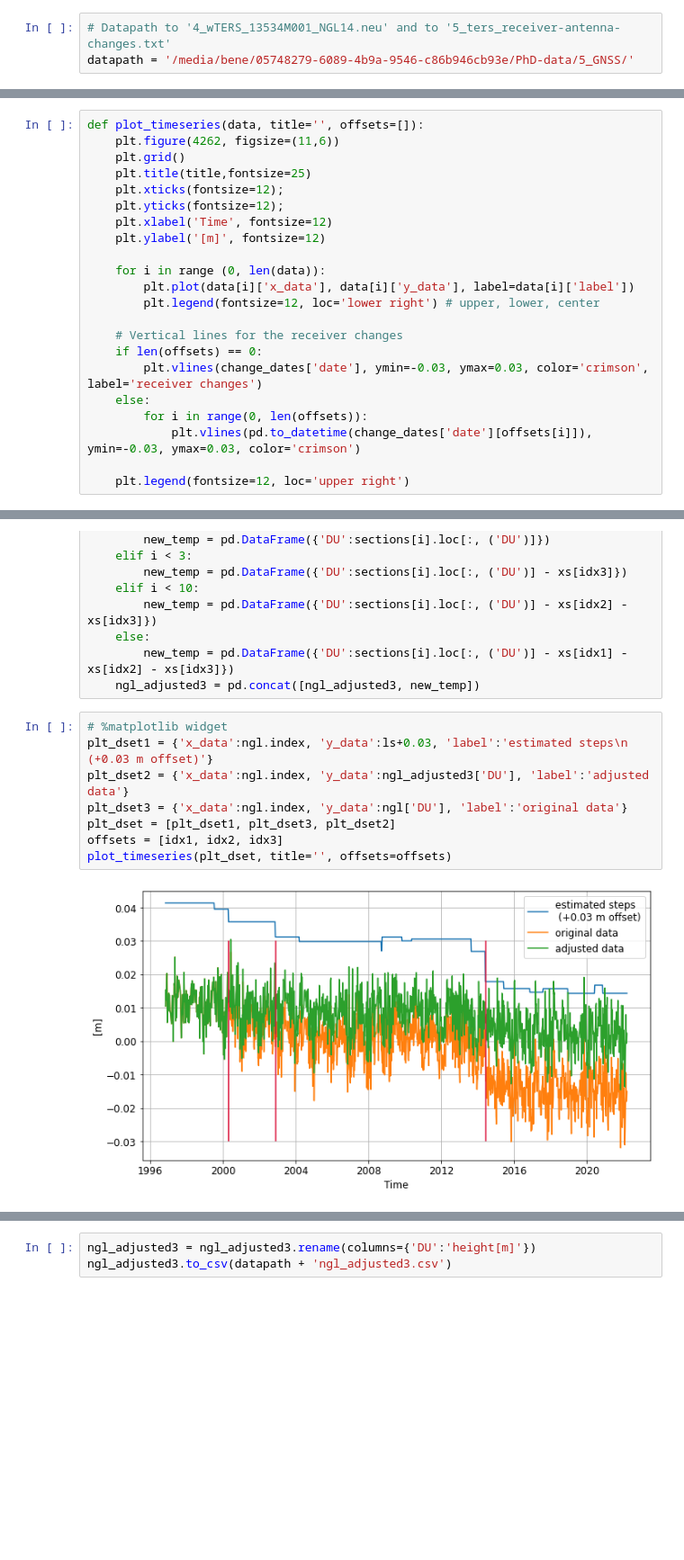
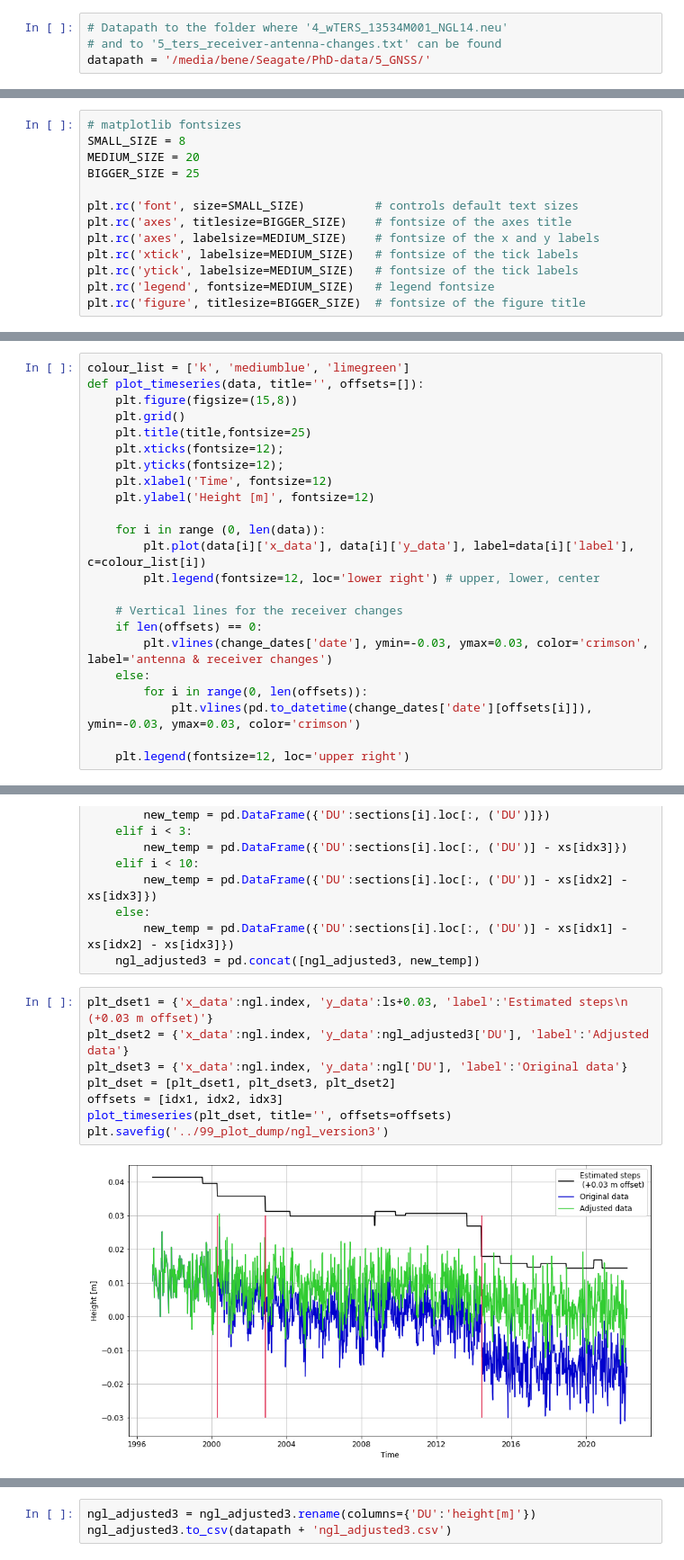
Before and after one commit to 3enedix/P1-data-combination-code, a Jupyter notebook: VLM_from_GNSS.ipynb, the cells around one changed output, grey strips where cells are left out. Shown: that part at 90% size. Drawn from its saved outputs; the diff is of its cells as text; blank space fills up the shorter version.

Commit message:
colours

```diff
--- a/VLM_from_GNSS.ipynb
+++ b/VLM_from_GNSS.ipynb
@@ -17,3 +7,4 @@ from coastal_data import statistics
 # %%
-# Datapath to '4_wTERS_13534M001_NGL14.neu' and to '5_ters_receiver-antenna-changes.txt'
-datapath = '/media/bene/05748279-6089-4b9a-9546-c86b946cb93e/PhD-data/5_GNSS/'
+# Datapath to the folder where '4_wTERS_13534M001_NGL14.neu'
+# and to '5_ters_receiver-antenna-changes.txt' can be found
+datapath = '/media/bene/Seagate/PhD-data/5_GNSS/'
@@ -20,22 +23,36 @@ datapath = '/media/bene/05748279-6089-4b9a-9546-c86b946cb93e/PhD-data/5_GNSS/'
+# %%
+# matplotlib fontsizes
+SMALL_SIZE = 8
+MEDIUM_SIZE = 20
+BIGGER_SIZE = 25
+
+plt.rc('font', size=SMALL_SIZE)          # controls default text sizes
+plt.rc('axes', titlesize=BIGGER_SIZE)    # fontsize of the axes title
+plt.rc('axes', labelsize=MEDIUM_SIZE)    # fontsize of the x and y labels
+plt.rc('xtick', labelsize=MEDIUM_SIZE)   # fontsize of the tick labels
+plt.rc('ytick', labelsize=MEDIUM_SIZE)   # fontsize of the tick labels
+plt.rc('legend', fontsize=MEDIUM_SIZE)   # legend fontsize
+plt.rc('figure', titlesize=BIGGER_SIZE)  # fontsize of the figure title
 # %% [markdown]
 ### Plot function
 # %%
+colour_list = ['k', 'mediumblue', 'limegreen']
 def plot_timeseries(data, title='', offsets=[]):
-    plt.figure(4262, figsize=(11,6))
+    plt.figure(figsize=(15,8))
     plt.grid()
     plt.title(title,fontsize=25)
     plt.xticks(fontsize=12);
     plt.yticks(fontsize=12);
     plt.xlabel('Time', fontsize=12)
-    plt.ylabel('[m]', fontsize=12)
+    plt.ylabel('Height [m]', fontsize=12)
 
     for i in range (0, len(data)):
-        plt.plot(data[i]['x_data'], data[i]['y_data'], label=data[i]['label'])
+        plt.plot(data[i]['x_data'], data[i]['y_data'], label=data[i]['label'], c=colour_list[i])
         plt.legend(fontsize=12, loc='lower right') # upper, lower, center
 
     # Vertical lines for the receiver changes
     if len(offsets) == 0:
-        plt.vlines(change_dates['date'], ymin=-0.03, ymax=0.03, color='crimson', label='receiver changes')
+        plt.vlines(change_dates['date'], ymin=-0.03, ymax=0.03, color='crimson', label='antenna & receiver changes')
     else:
         for i in range(0, len(offsets)):
             plt.vlines(pd.to_datetime(change_dates['date'][offsets[i]]), ymin=-0.03, ymax=0.03, color='crimson')
@@ -195,13 +221,13 @@ for i in range(0,len(sections)):
         new_temp = pd.DataFrame({'DU':sections[i].loc[:, ('DU')] - xs[idx1] - xs[idx2] - xs[idx3]})
     ngl_adjusted3 = pd.concat([ngl_adjusted3, new_temp])
 # %%
-# %matplotlib widget
-plt_dset1 = {'x_data':ngl.index, 'y_data':ls+0.03, 'label':'estimated steps\n (+0.03 m offset)'}
-plt_dset2 = {'x_data':ngl.index, 'y_data':ngl_adjusted3['DU'], 'label':'adjusted data'}
-plt_dset3 = {'x_data':ngl.index, 'y_data':ngl['DU'], 'label':'original data'}
+plt_dset1 = {'x_data':ngl.index, 'y_data':ls+0.03, 'label':'Estimated steps\n (+0.03 m offset)'}
+plt_dset2 = {'x_data':ngl.index, 'y_data':ngl_adjusted3['DU'], 'label':'Adjusted data'}
+plt_dset3 = {'x_data':ngl.index, 'y_data':ngl['DU'], 'label':'Original data'}
 plt_dset = [plt_dset1, plt_dset3, plt_dset2]
 offsets = [idx1, idx2, idx3]
 plot_timeseries(plt_dset, title='', offsets=offsets)
+plt.savefig('../99_plot_dump/ngl_version3')
 # %% [output]
-[figure, old version]
+[figure, new version]
 # %%
```
Also changed, not shown: parts of 10 cells of this notebook.
